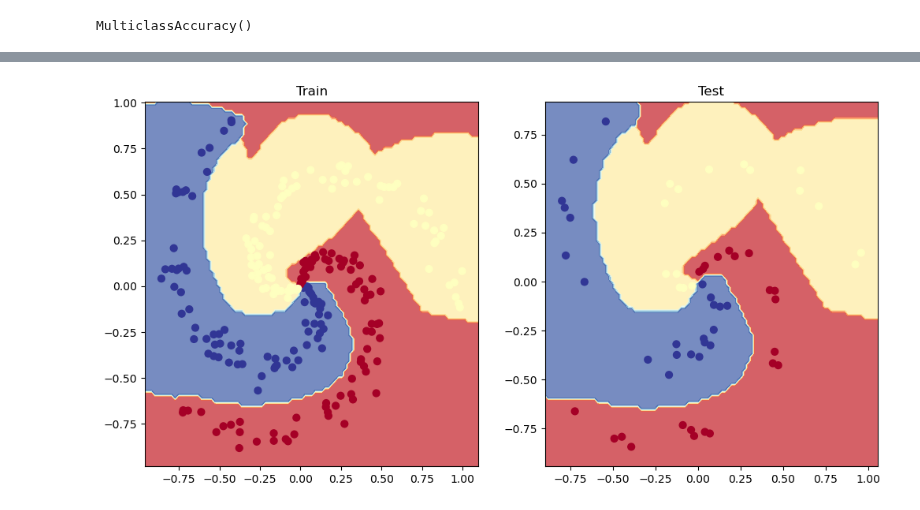
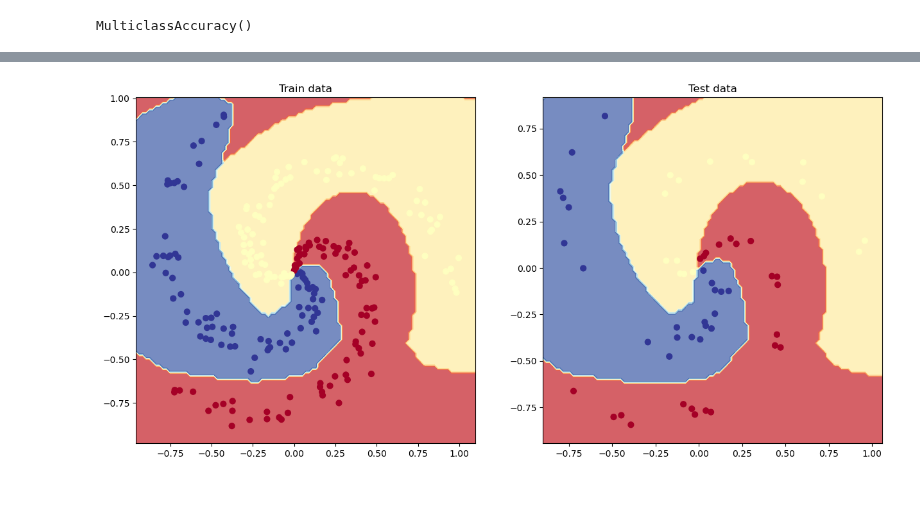
Before and after one commit to ridamansour/PyTorchLearning, a Jupyter notebook: exercises/02_pytorch_classification_exercises.ipynb, the cells around one changed output, grey strips where cells are left out. Drawn from its saved outputs; the diff is of its cells as text; code cells hidden in the pictures.

```diff
--- a/exercises/02_pytorch_classification_exercises.ipynb
+++ b/exercises/02_pytorch_classification_exercises.ipynb
@@ -186,6 +178,6 @@ tensor([1., 1., 1., 1., 1., 1., 1., 1., 1., 1.], grad_fn=<RoundBackward0>)
 from torchmetrics import Accuracy
 
 ## Uncomment this code to use the Accuracy function
-acc_fn = Accuracy(task="multiclass", num_classes=2).to(device) # send accuracy function to device
+acc_fn = Accuracy(task="binary", num_classes=2).to(device) # send accuracy function to device
 acc_fn
 # %% [output]
@@ -450,4 +451,6 @@ tensor([0, 0, 0, 0, 0, 0, 0, 0, 0, 0])
 # %%
+from torch import optim
+
 # Setup loss function and optimizer
 loss_fn = nn.CrossEntropyLoss()
-optimizer = torch.optim.Adam(model_1.parameters(), lr=0.02)
+optimizer = optim.Adam(model_1.parameters(), lr=0.001)
@@ -454,19 +461,20 @@ optimizer = torch.optim.Adam(model_1.parameters(), lr=0.02)
 # %%
 # Build a training loop for the model
-EPOCHS = 100
+EPOCHS = 1_000
+
+X_train, X_test, y_train, y_test = map(lambda l:l.to(device), (X_train, X_test, y_train, y_test))
 
 # Loop over data
 for epoch in range(EPOCHS):
     ## Training
     model_1.train()
-
     # 1. Forward pass
     y_logits = model_1(X_train)
-    y_pred = torch.softmax(y_logits, dim=1).argmax(dim=1)
+    y_pred_probs = torch.softmax(y_logits, dim=1)
+    y_pred_labels = y_pred_probs.argmax(dim=1)
 
     # 2. Calculate the loss
-    loss = loss_fn(y_logits, y_train)
-    acc = acc_fn(y_pred, y_train)
+    loss = loss_fn(y_logits, y_train.long())
 
     # 3. Optimizer zero grad
     optimizer.zero_grad()
@@ -478,15 +486,14 @@ for epoch in range(EPOCHS):
     optimizer.step()
 
     ## Testing
-    with torch.inference_mode():
-        # 1. Forward pass
-        test_logits = model_1(X_test)
-        test_pred = torch.softmax(test_logits, dim=1).argmax(dim=1)
-        # 2. Calculate loss and acc
-        test_loss = loss_fn(test_logits, y_test)
-        test_acc = acc_fn(test_pred, y_test)
+    if epoch % 10 == 0:
+        with torch.inference_mode():
+            # 1. Forward pass
+            y_logits = model_1(X_test)
 
-    # Print out what's happening every 100 epochs
-    if epoch % 10 == 0:
-        print(f"Epoch: {epoch} | Loss: {loss:.2f} Acc: {acc:.2f} | Test loss: {test_loss:.2f} Test acc: {test_acc:.2f}")
+            # 2. Caculate loss and acc
+            loss = loss_fn(y_logits, y_test.long())
+            acc = acc_fn(y_logits, y_test)
+        # Print out what's happening every 100 epochs
+        print(f"Epoch {epoch}: loss={loss:.4f}, acc={acc:.4f}")
 # %% [output]
@@ -503,11 +517,11 @@ Epoch: 90 | Loss: 0.02 Acc: 0.99 | Test loss: 0.00 Test acc: 1.00
 # %%
 # Plot decision boundaries for training and test sets
-plt.figure(figsize=(12, 6))
+plt.figure(figsize=(15, 7))
 plt.subplot(1, 2, 1)
-plt.title("Train")
+plt.title("Train data")
 plot_decision_boundary(model_1, X_train, y_train)
 plt.subplot(1, 2, 2)
-plt.title("Test")
+plt.title("Test data")
 plot_decision_boundary(model_1, X_test, y_test)
 # %% [output]
-[figure, old version]
+[figure, new version]
```
Also changed, not shown: parts of 26 cells of this notebook, 2 other files.
